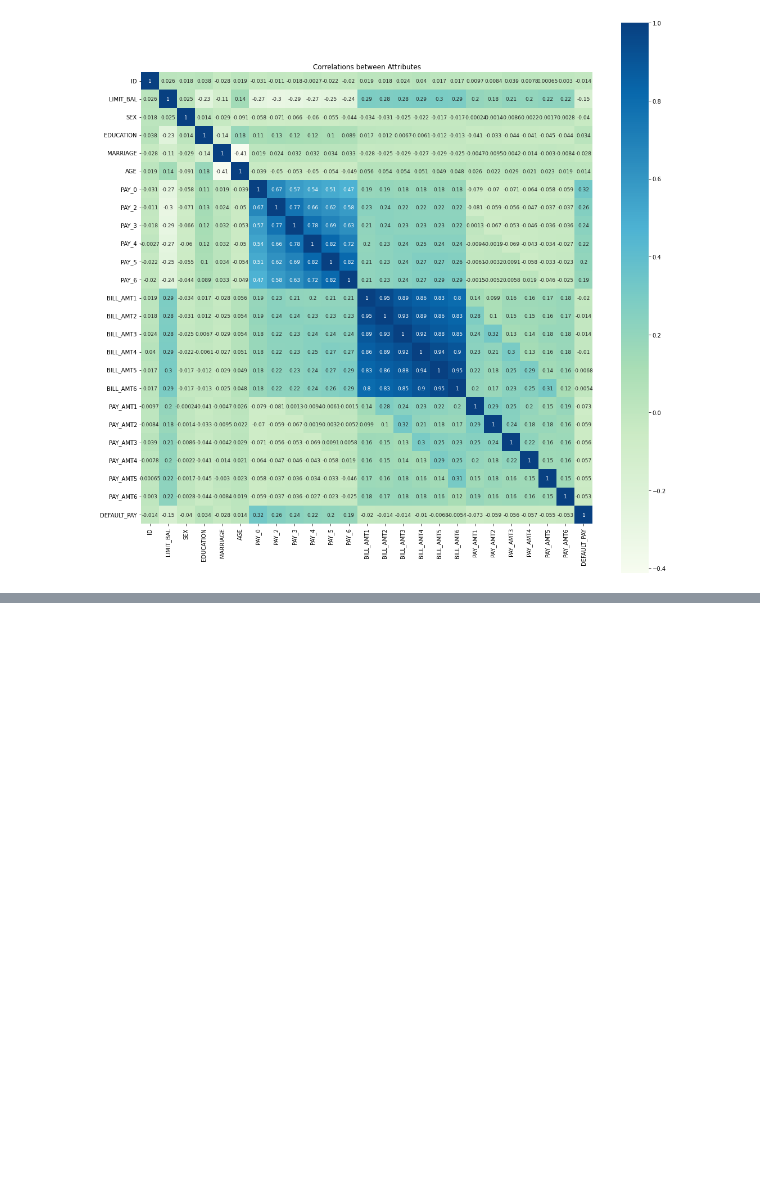
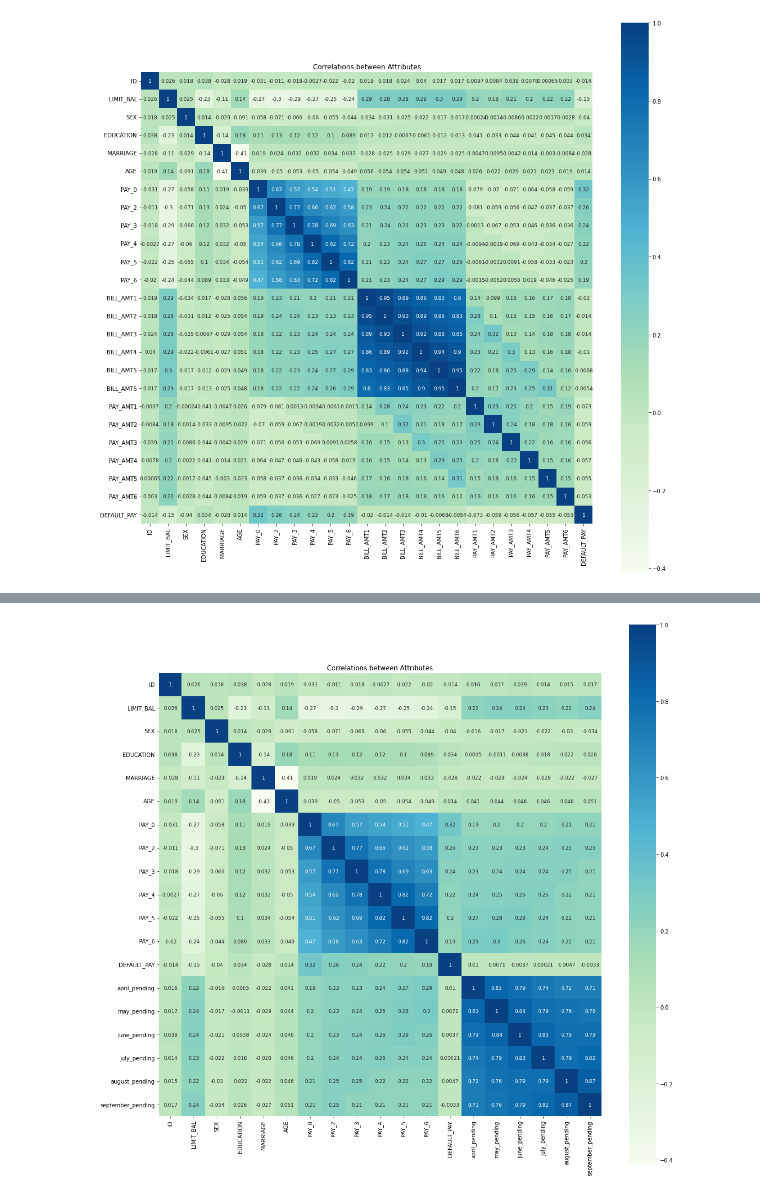
Before and after one commit to MadhurAwasthi/Credit-Card-Default-Prediction, a Jupyter notebook: Credit_Card_Default_Prediction_Capstone_Project.ipynb, the cells around one changed output, grey strips where cells are left out. Saved outputs shown, nothing was run; the diff lists cells and outputs as text; code cells hidden in the pictures; blank space fills up the shorter version.

```diff
--- a/Credit_Card_Default_Prediction_Capstone_Project.ipynb
+++ b/Credit_Card_Default_Prediction_Capstone_Project.ipynb
@@ -564,0 +543,7 @@ plt.show ()
+# %%
+months_pending=['april_pending','may_pending','june_pending','july_pending','august_pending','september_pending']
+# %%
+#Created pending columns month wise
+for i,month in enumerate(months_pending):
+ print(i,month)
+ data_df[month]=data_df['BILL_AMT'+str(6-i)]-data_df['PAY_AMT'+str(6-i)]8
@@ -564,0 +575,4 @@ plt.show ()
+# %%
+#Droping columns
+for i in range(6):
+  data_df.drop(columns=['BILL_AMT'+str(6-i),'PAY_AMT'+str(6-i)],inplace=True)
@@ -564,0 +597,8 @@ plt.show ()
+# %%
+#let's see the correlation btw features and target variable by plotting heatmap
+fig = plt.subplots (figsize = (18, 18))
+sns.heatmap(data_df.corr (), square = True, cbar = True, annot = True, cmap="GnBu", annot_kws = {'size': 9})
+plt.title('Correlations between Attributes')
+plt.show ()
+# %% [output]
+[figure, added]
```
Also changed, not shown: parts of 24 cells of this notebook.
